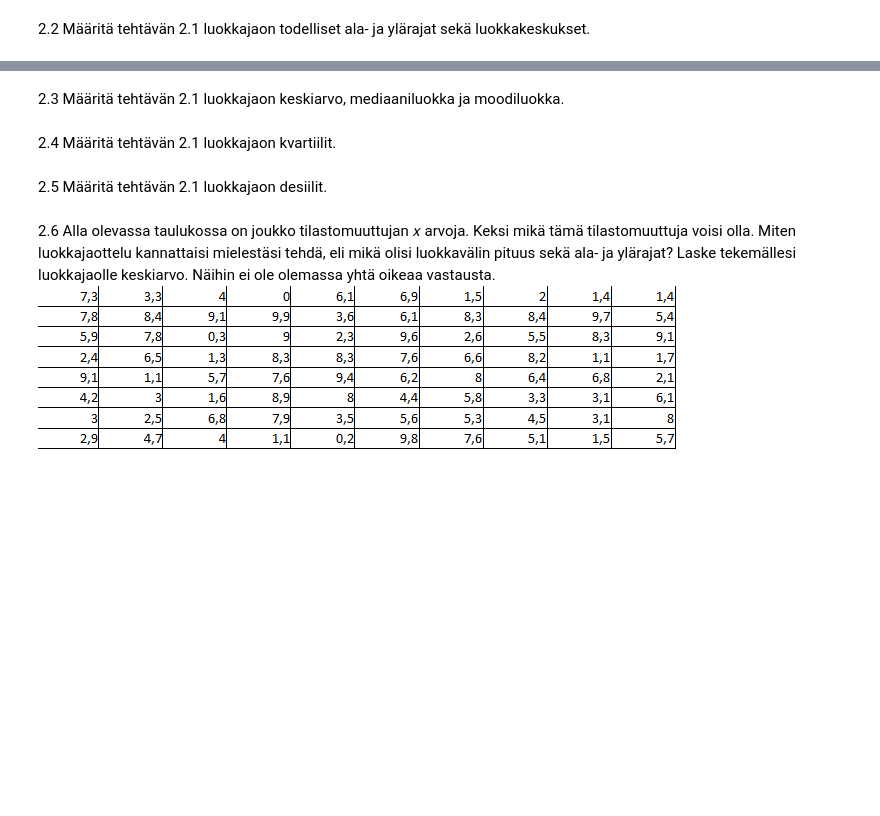
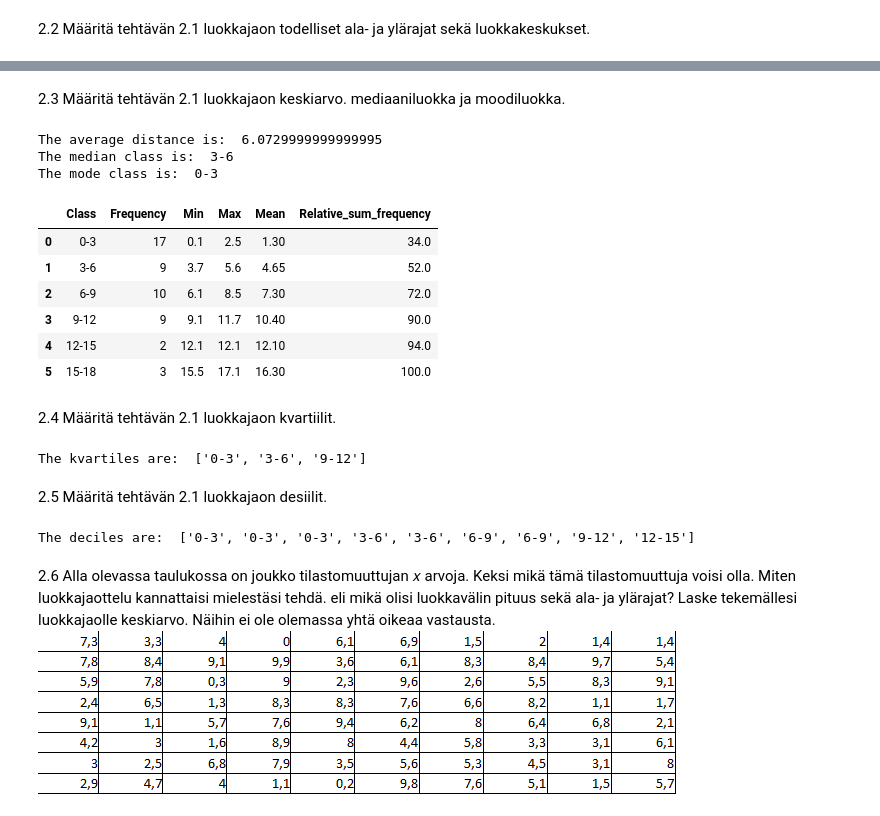
Before and after one commit to walterairs/statsandprobs, a Jupyter notebook: statistics/lesson_two.ipynb, the cells around one changed output, grey strips where cells are left out. Saved outputs shown, nothing was run; the diff lists cells and outputs as text; code cells hidden in the pictures; blank space fills up the shorter version.

```diff
--- a/statistics/lesson_two.ipynb
+++ b/statistics/lesson_two.ipynb
@@ -9,2 +50,7 @@ School_travel_distance = []
 # %% [markdown]
 2.2 Määritä tehtävän 2.1 luokkajaon todelliset ala- ja ylärajat sekä luokkakeskukset.
+# %%
+# lets calcluate the mean from the min and max
+data4['Mean'] = (data4['Min'] + data4['Max'])/2
+
+data4
@@ -11,9 +65,51 @@ School_travel_distance = []
 # %% [markdown]
-2.3 Määritä tehtävän 2.1 luokkajaon keskiarvo, mediaaniluokka ja moodiluokka.
+2.3 Määritä tehtävän 2.1 luokkajaon keskiarvo. mediaaniluokka ja moodiluokka.
+# %%
+# calculate relative sum frequency that is 100 percent in the last row
+data4['Relative_sum_frequency'] = data4['Frequency']/numpy.sum(data4['Frequency'])
+data4['Relative_sum_frequency'] = data4['Relative_sum_frequency'].cumsum()
+data4['Relative_sum_frequency'] = data4['Relative_sum_frequency']*100
+
+average = (data4['Frequency']*data4['Mean']).sum()/data4['Frequency'].sum()
+median_class = data4[data4['Relative_sum_frequency'] >= 50]['Class'].values[0]
+mode_class = data4[data4['Frequency'] == data4['Frequency'].max()]['Class'].values[0]
+
+print('The average distance is: ', average)
+print('The median class is: ', median_class)
+print('The mode class is: ', mode_class)
+
+data4
+# %% [output]
+The average distance is:  6.0729999999999995
+The median class is:  3-6
+The mode class is:  0-3
+|  | Class | Frequency | Min | Max | Mean | Relative_sum_frequency |
+| 0 | 0-3 | 17 | 0.1 | 2.5 | 1.30 | 34.0 |
+| 1 | 3-6 | 9 | 3.7 | 5.6 | 4.65 | 52.0 |
+| 2 | 6-9 | 10 | 6.1 | 8.5 | 7.30 | 72.0 |
+| 3 | 9-12 | 9 | 9.1 | 11.7 | 10.40 | 90.0 |
+| 4 | 12-15 | 2 | 12.1 | 12.1 | 12.10 | 94.0 |
+| 5 | 15-18 | 3 | 15.5 | 17.1 | 16.30 | 100.0 |
 # %% [markdown]
 2.4 Määritä tehtävän 2.1 luokkajaon kvartiilit.
+# %%
+kvratiles = []
+for i in range(1, 4):
+    kvratiles.append(data4[data4['Relative_sum_frequency'] >= i*25]['Class'].values[0])
+
+print('The kvartiles are: ', kvratiles)
+# %% [output]
+The kvartiles are:  ['0-3', '3-6', '9-12']
 # %% [markdown]
 2.5 Määritä tehtävän 2.1 luokkajaon desiilit.
+# %%
+deciles = []
+for i in range(1, 10):
+    deciles.append(data4[data4['Relative_sum_frequency'] >= i*10]['Class'].values[0])
+
+print('The deciles are: ', deciles)
+# %% [output]
+The deciles are:  ['0-3', '0-3', '0-3', '3-6', '3-6', '6-9', '6-9', '9-12', '12-15']
 # %% [markdown]
-2.6 Alla olevassa taulukossa on joukko tilastomuuttujan 𝑥 arvoja. Keksi mikä tämä tilastomuuttuja voisi olla. Miten luokkajaottelu kannattaisi mielestäsi tehdä, eli mikä olisi luokkavälin pituus sekä ala- ja ylärajat? Laske tekemällesi luokkajaolle keskiarvo. Näihin ei ole olemassa yhtä oikeaa vastausta.
+2.6 Alla olevassa taulukossa on joukko tilastomuuttujan 𝑥 arvoja. Keksi mikä tämä tilastomuuttuja voisi olla. Miten luokkajaottelu kannattaisi mielestäsi tehdä. eli mikä olisi luokkavälin pituus sekä ala- ja ylärajat? Laske tekemällesi luokkajaolle keskiarvo. Näihin ei ole olemassa yhtä oikeaa vastausta.
 ![image.png](attachment:image.png)
```
Also changed, not shown: parts of 5 cells of this notebook, 2 other files.
